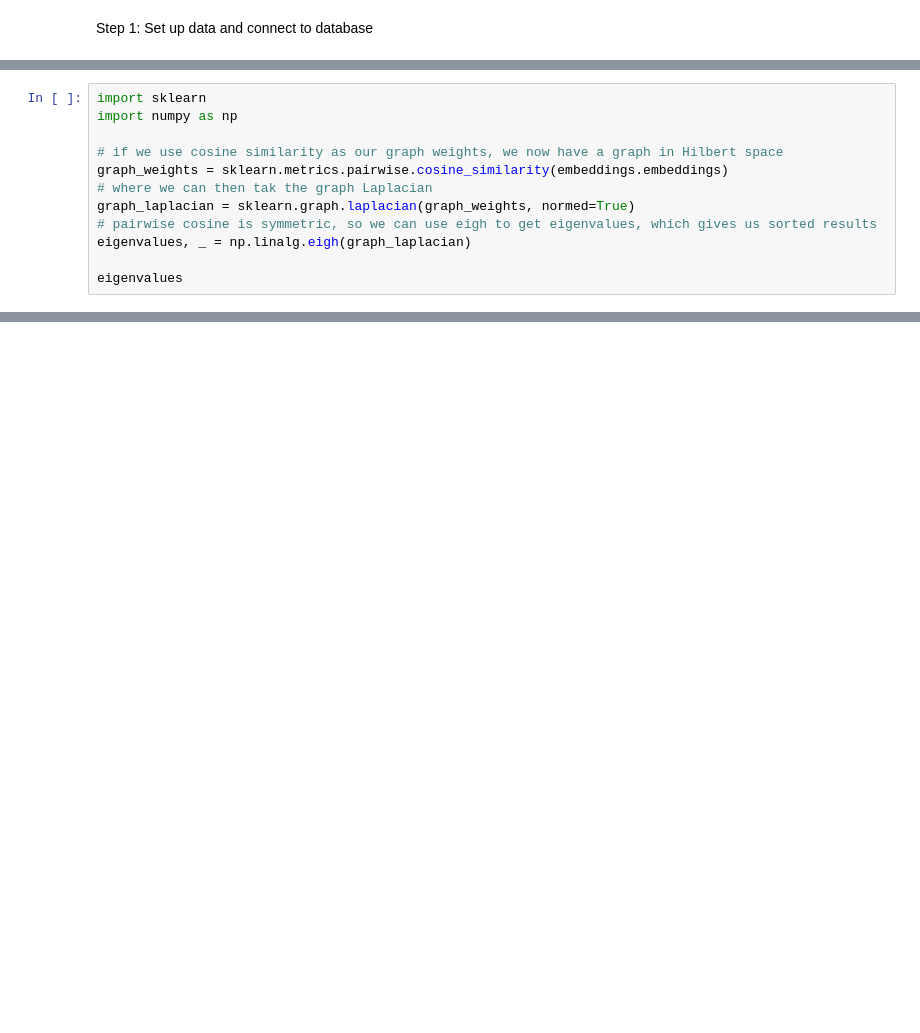
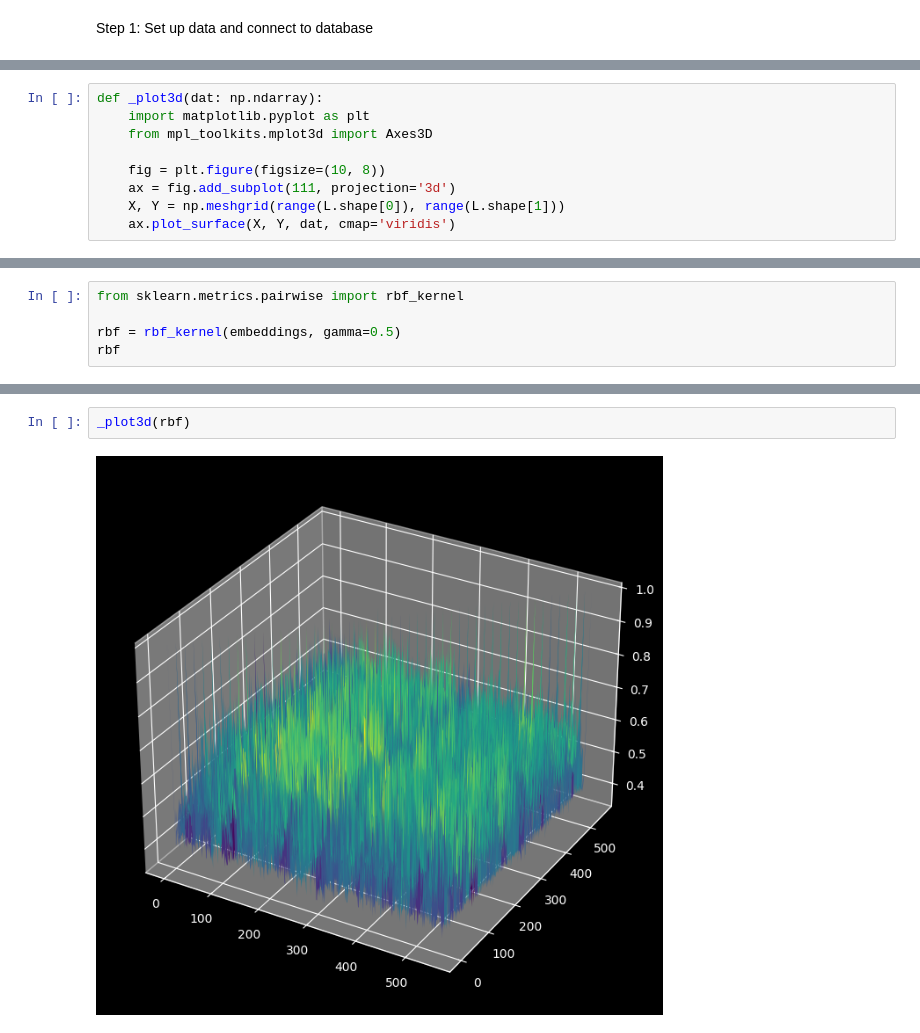
Before and after one commit to freeone3000/bookmark-clustering, a Jupyter notebook: clustering_experiment.ipynb, the cells around one changed output, grey strips where cells are left out. Drawn from its saved outputs; the diff is of its cells as text; blank space fills up the shorter version.

```diff
--- a/clustering_experiment.ipynb
+++ b/clustering_experiment.ipynb
@@ -19,0 +24,9 @@ NOTICE:  relation "embeddings" already exists, skipping
+# %%
+def _plot3d(dat: np.ndarray):
+    import matplotlib.pyplot as plt
+    from mpl_toolkits.mplot3d import Axes3D
+
+    fig = plt.figure(figsize=(10, 8))
+    ax = fig.add_subplot(111, projection='3d')
+    X, Y = np.meshgrid(range(L.shape[0]), range(L.shape[1]))
+    ax.plot_surface(X, Y, dat, cmap='viridis')
@@ -25,13 +52,6 @@ array([ 0.01238412, -0.00817028,  0.0407232 , ...,  0.02632639,
 # %%
-import sklearn
-import numpy as np
+from sklearn.metrics.pairwise import rbf_kernel
 
-# if we use cosine similarity as our graph weights, we now have a graph in Hilbert space
-graph_weights = sklearn.metrics.pairwise.cosine_similarity(embeddings.embeddings)
-# where we can then tak the graph Laplacian
-graph_laplacian = sklearn.graph.laplacian(graph_weights, normed=True)
-# pairwise cosine is symmetric, so we can use eigh to get eigenvalues, which gives us sorted results
-eigenvalues, _ = np.linalg.eigh(graph_laplacian)
-
-eigenvalues
+rbf = rbf_kernel(embeddings, gamma=0.5)
+rbf
 # %% [output]
@@ -38,0 +71,4 @@ ValueError: could not convert string to float: np.str_('[0.0123841185,-0.0081702
+# %%
+_plot3d(rbf)
+# %% [output]
+[figure, added]
```
Also changed, not shown: parts of 8 cells of this notebook, 3 other files.
